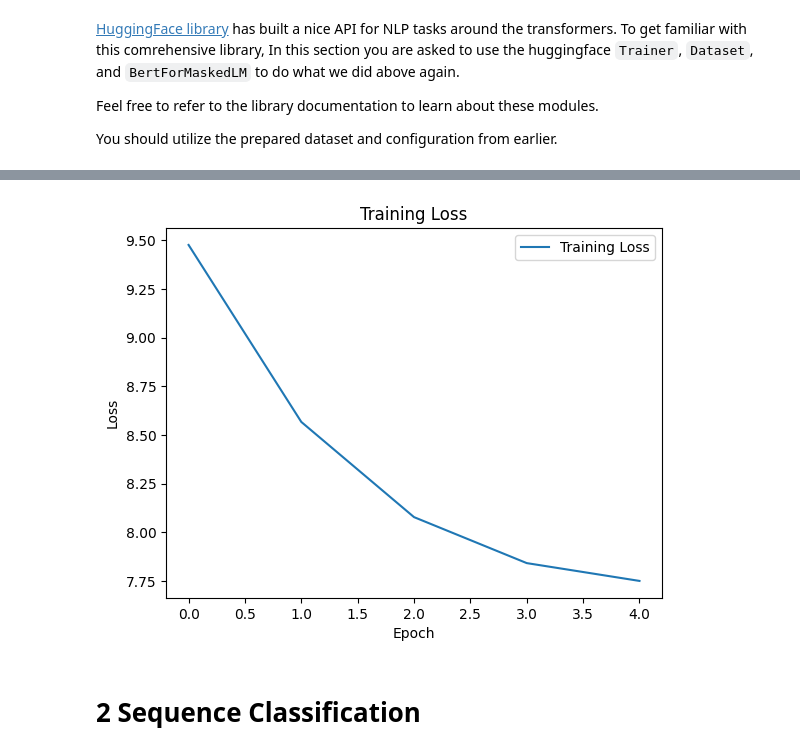
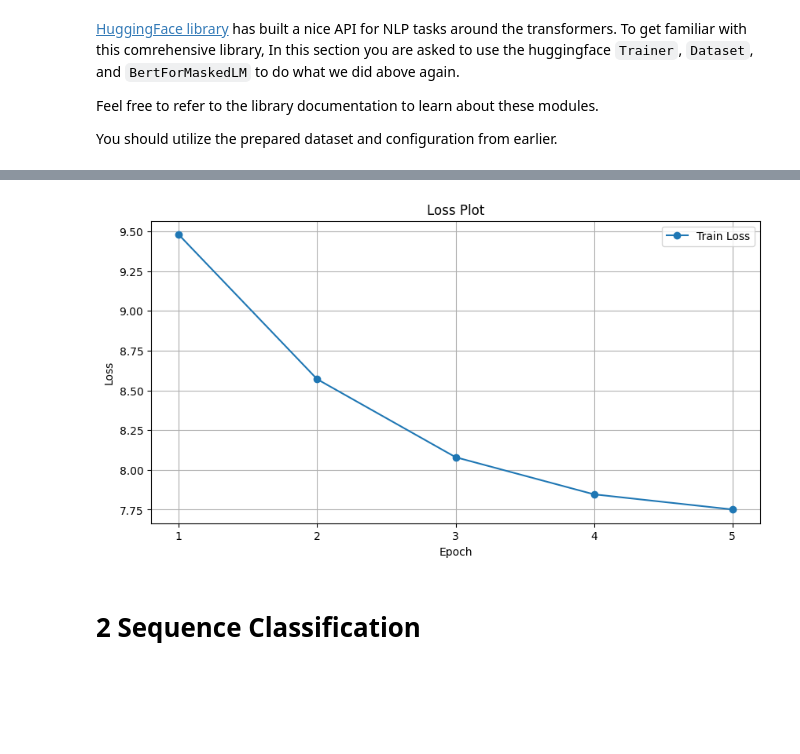
Before and after one commit to sehbeygi79/Bert-MLM-SeqClassification, a Jupyter notebook: Bert-MLM-SeqClassification.ipynb, the cells around one changed output, grey strips where cells are left out. Cells and saved outputs as stored; diff of their text form; code cells hidden in the pictures; blank space fills up the shorter version.

```diff
--- a/Bert-MLM-SeqClassification.ipynb
+++ b/Bert-MLM-SeqClassification.ipynb
@@ -418,7 +424,7 @@ training_args = TrainingArguments(
     learning_rate=learning_rate,
     per_device_train_batch_size=batch_size,
     num_train_epochs=num_epoch,
-    logging_steps=len(train_dataloader),  # Log per epoch
+    logging_steps=len(mlm_dataset["train"])//batch_size,  # Log per epoch
     report_to=[],  # Disable wandb logging
 )
 
@@ -448,14 +453,17 @@ TrainOutput(global_step=1335, training_loss=8.3430684178956, metrics={'train_run
 # %%
 train_losses = [entry["loss"] for entry in trainer.state.log_history[:-1]]
 
-plt.plot(train_losses, label="Training Loss")
+plt.figure(figsize=(10, 5))
+plt.plot(range(1, num_epoch + 1), train_losses, label="Train Loss", marker="o")
+plt.title("Loss Plot")
 plt.xlabel("Epoch")
 plt.ylabel("Loss")
-plt.title("Training Loss")
+plt.xticks(range(1, num_epoch + 1))
 plt.legend()
+plt.grid(True)
 plt.show()
 # %% [output]
-[figure, old version]
+[figure, new version]
 # %% [markdown]
 # 2 Sequence Classification
 # %% [markdown]
```
Also changed, not shown: parts of 10 cells of this notebook.
